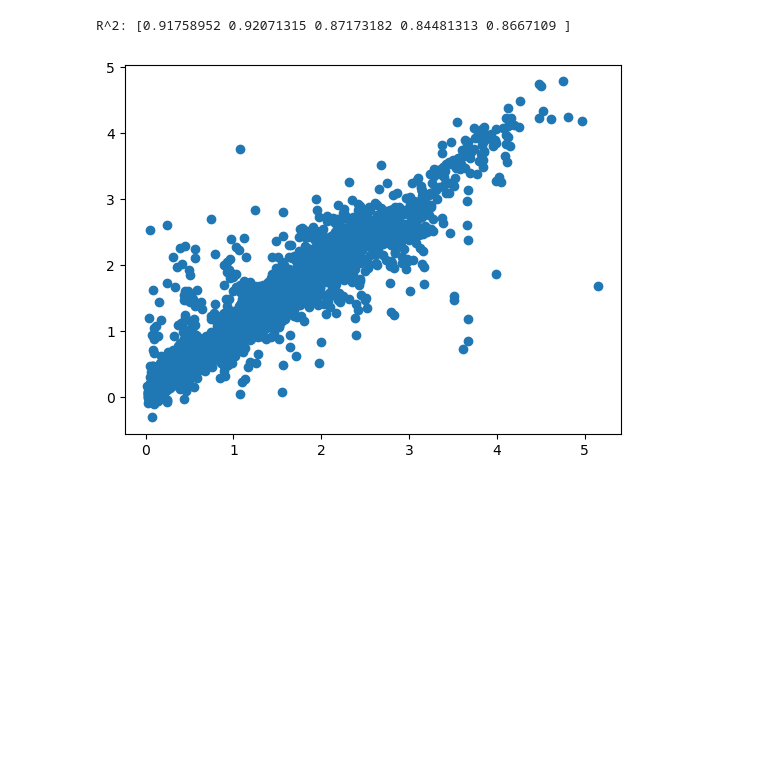
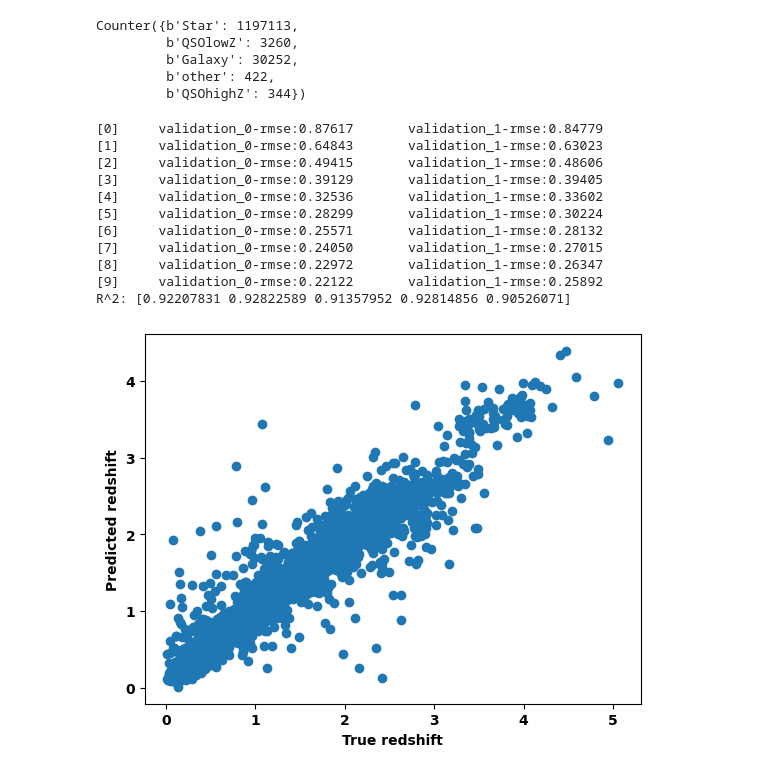
Before and after one commit to svejlgaard/high-z-qsos, a Jupyter notebook: classifier.ipynb, the cells around one changed output. Drawn from its saved outputs; the diff is of its cells as text; code cells hidden in the pictures; blank space fills up the shorter version.

Commit message:
Improved classifier
A much improved classifier, no longer throwing away stars, and including uncertainty in the estimate of redshift

```diff
--- a/classifier.ipynb
+++ b/classifier.ipynb
@@ -67,3 +62,38 @@ Counter({'': 1653159,
+# %%
+#Throw away the unlabeled sources
+data = data[label != b'']
+label = label[label != b'']
+
+#Make the colors for the whole sample
+g = data['phot_g_mean_mag']
+b_minus_g = data['phot_bp_mean_mag']-g
+g_minus_r = g-data['phot_rp_mean_mag']
+r_minus_i = data['rPSFMag']-data['iPSFMag']
+i_minus_z = data['iPSFMag']-data['zPSFMag']
+z_minus_y = data['zPSFMag']-data['yPSFMag']
+y_minus_w1 = data['yPSFMag']-data['w1mpro']
+w1_minus_w2 = data['w1mpro']-data['w2mpro']
+w2_minus_w3 = data['w2mpro']-data['w3mpro']
+w3_minus_w4 = data['w3mpro']-data['w4mpro']
+z = data['z_spec']
+# %%
+#Put the features together
+features_all = np.column_stack((g,b_minus_g,g_minus_r,r_minus_i,i_minus_z,z_minus_y,y_minus_w1,w1_minus_w2,w2_minus_w3,w3_minus_w4,z))
+# %%
+#Separate test and training data
+features_train, features_test, Y_train, Y_test = train_test_split(features_all, label, test_size=0.2)
+
+#Look at the distribution of object types in the test set
+Counter(Y_test)
+# %% [output]
+Counter({b'Star': 1197113,
+         b'QSOlowZ': 3260,
+         b'Galaxy': 30252,
+         b'other': 422,
+         b'QSOhighZ': 344})
 # %%
 #Make a dataset from the QSOs alone to use for regression
-z_data = data[(data['objtype'] == 'QSOlowZ') | (data['objtype'] == 'QSOhighZ')]
+Y_for_z = features_train[(Y_train == b'QSOhighZ') | (Y_train == b'QSOlowZ'),10]
+X_for_z = features_train[(Y_train == b'QSOhighZ') | (Y_train == b'QSOlowZ'),:10]
+Y_for_z_test = features_test[(Y_test == b'QSOhighZ') | (Y_test == b'QSOlowZ'),10]
+X_for_z_test = features_test[(Y_test == b'QSOhighZ') | (Y_test == b'QSOlowZ'),:10]
@@ -90,16 +100,28 @@ Y_test_z = np.vstack(Y_test_z)
 # %%
 #Run the model
-steps = 20  # The number of training iterations
-model = xgb.XGBRegressor()
-model.fit(X_train_z,Y_train_z)
+evalset = [(X_for_z,Y_for_z),(X_for_z_test,Y_for_z_test)]
+model = xgb.XGBRegressor(n_estimators = 10)
+model.fit(X_for_z,Y_for_z,eval_set = evalset)
 
 #Plot predicted vs true
-preds = model.predict(X_test_z)
-plt.scatter(Y_test_z,preds)
+preds = model.predict(X_for_z_test)
+plt.xlabel('True redshift')
+plt.ylabel('Predicted redshift')
+plt.scatter(Y_for_z_test,preds)
 
 #Cross validate to find R^2
-scores = cross_val_score(model, X, y, scoring='r2', n_jobs=-1)
+scores = cross_val_score(model, X_for_z, Y_for_z, scoring='r2', n_jobs=-1)
 print('R^2:',scores)
 # %% [output]
-R^2: [0.91758952 0.92071315 0.87173182 0.84481313 0.8667109 ]
+[0]     validation_0-rmse:0.87617       validation_1-rmse:0.84779
+[1]     validation_0-rmse:0.64843       validation_1-rmse:0.63023
+[2]     validation_0-rmse:0.49415       validation_1-rmse:0.48606
+[3]     validation_0-rmse:0.39129       validation_1-rmse:0.39405
+[4]     validation_0-rmse:0.32536       validation_1-rmse:0.33602
+[5]     validation_0-rmse:0.28299       validation_1-rmse:0.30224
+[6]     validation_0-rmse:0.25571       validation_1-rmse:0.28132
+[7]     validation_0-rmse:0.24050       validation_1-rmse:0.27015
+[8]     validation_0-rmse:0.22972       validation_1-rmse:0.26347
+[9]     validation_0-rmse:0.22122       validation_1-rmse:0.25892
+R^2: [0.92207831 0.92822589 0.91357952 0.92814856 0.90526071]
-[figure, old version]
+[figure, new version]
```
Also changed, not shown: parts of 27 cells of this notebook.
